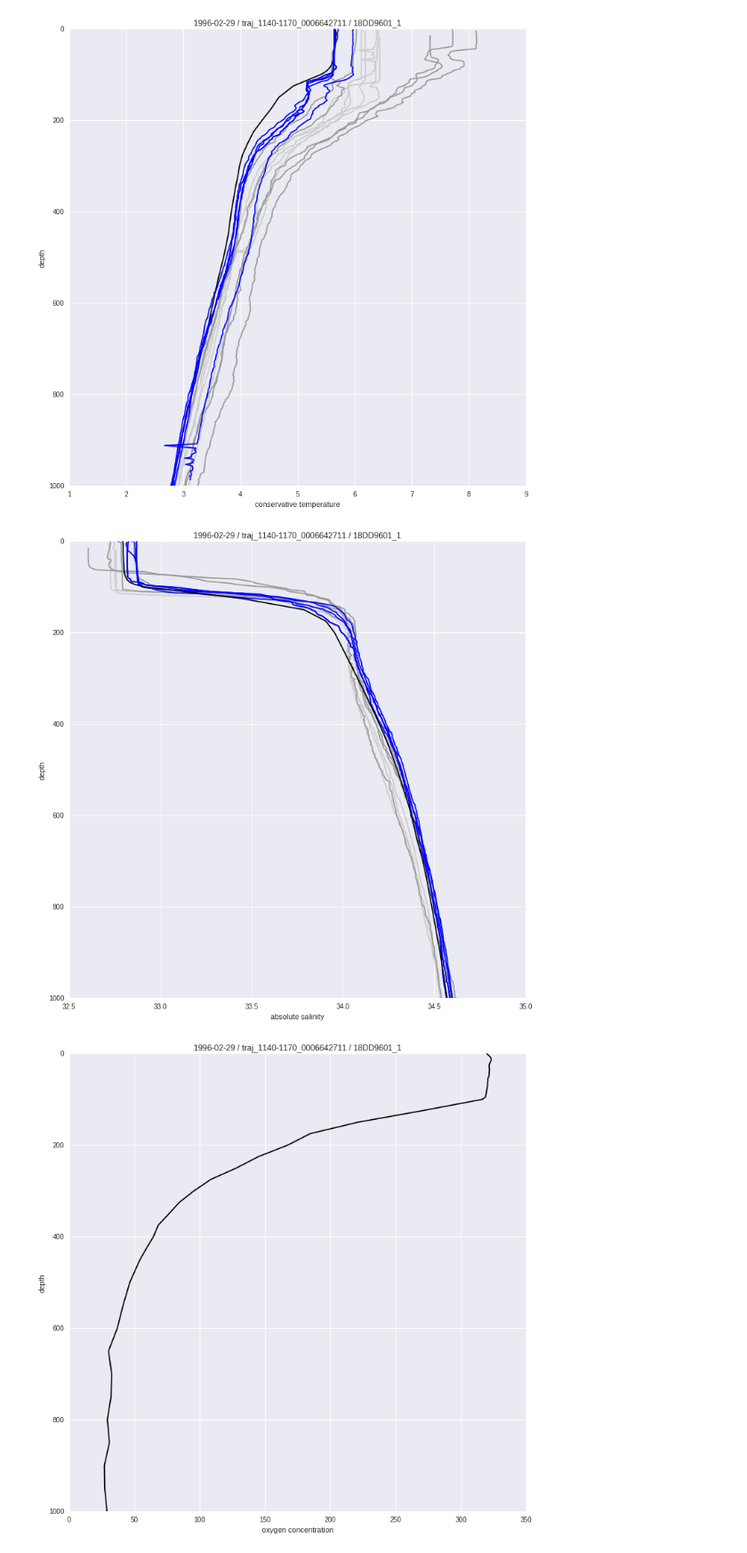
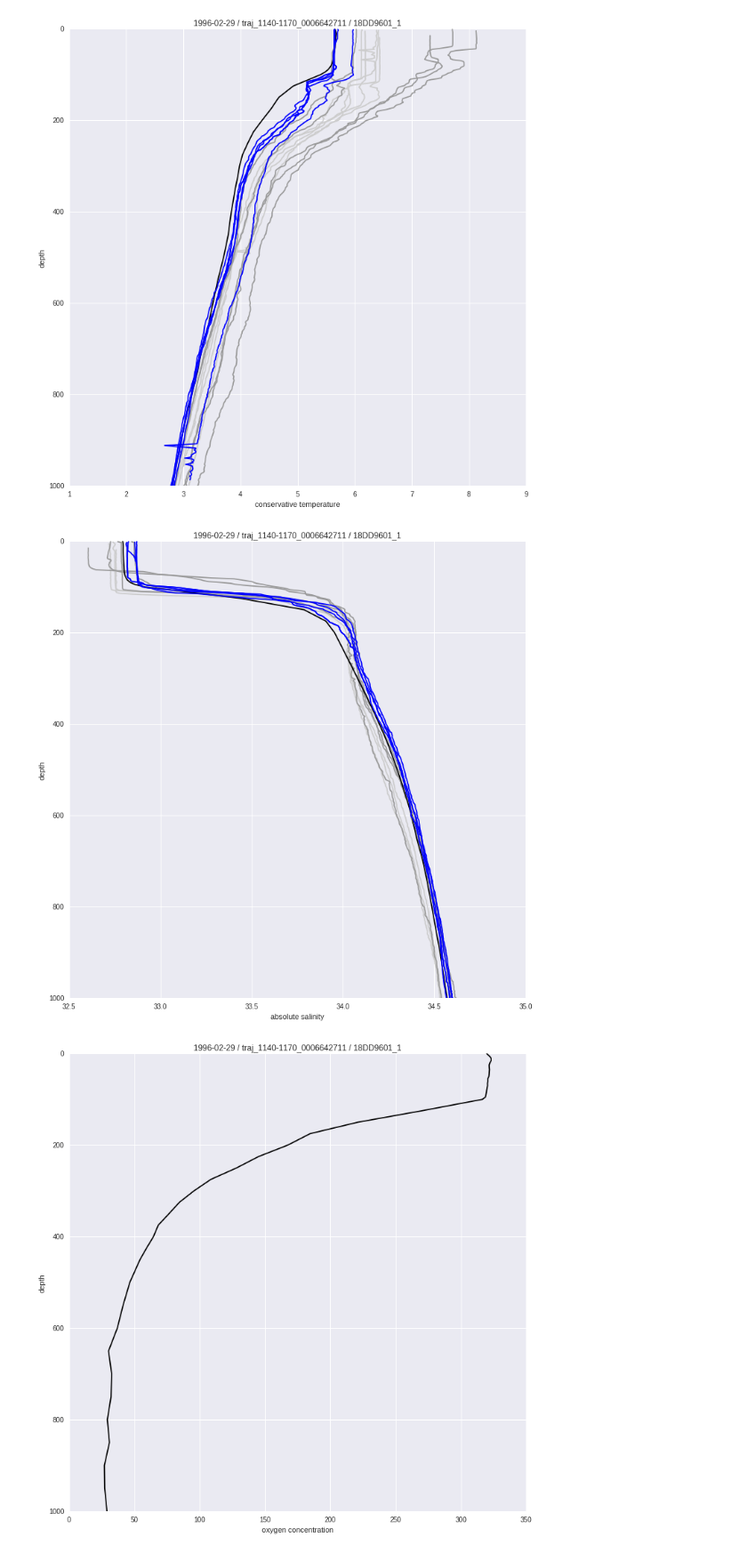
Before and after one commit to eapsclimate/cchdo-data, a Jupyter notebook: rcs-eddies/1996-02-29_05-25-00.ipynb, the cells around one changed output. Shown at 89% size. Cells and saved outputs as stored; diff of their text form; code cells hidden in the pictures.

```diff
--- a/rcs-eddies/1996-02-29_05-25-00.ipynb
+++ b/rcs-eddies/1996-02-29_05-25-00.ipynb
@@ -231,32 +230,32 @@ plt.show()
 # %%
 # figure-5 | salinity profile
 sns.set()
 plt.rcParams['figure.figsize'] = (12, 12)
 for expo in cchdo_ctd.find({'expocode': expo_code}).sort('time', 1):
     ds = xr.open_dataset(expo['path'])
     lon = ds.longitude.values[0]
     lat = ds.latitude.values[0]
     p = ds.pressure.values
     d = -gsw.z_from_p(p, lat)
     s = ds.salinity.values
     sa = np.ma.masked_less_equal(gsw.SA_from_SP(s, p, lon, lat), 0)
     station = str(ds.STATION_NUMBER)
     cast = int(ds.CAST_NUMBER)
     if station == STA and cast in CAS:
-        plt.plot(sa, d, color=polarity, zorder=3)
+        plt.plot(sa, d, color=polarity, zorder=4)
     elif (station, cast) in [('P22', 3), ('P23', 3), ('P24', 3), ('P25', 3), ('P35', 3)]:
         plt.plot(sa, d, color='#cccccc', zorder=1)
     elif (station, cast) in [('P35', 4), ('ALACE', 3), ('P12', 3), ('P12', 5), ('P12', 7)]:
         plt.plot(sa, d, color='#999999', zorder=2)
 plt.plot(SA, DS, color='#000000', zorder=3)
 plt.title(title_figure)
 plt.xlabel('absolute salinity')
 plt.ylabel('depth')
 plt.ylim([1000, 0])
 plt.savefig('figures/' + title_file + '/05_salinity-profile.jpg')
 plt.show()
 # %% [output]
-[figure, old version]
+[figure, new version]
 # %%
 # figure-6 | oxygen profile
 sns.set()
```
Also changed, not shown: parts of 2 cells of this notebook, 2 other files.
